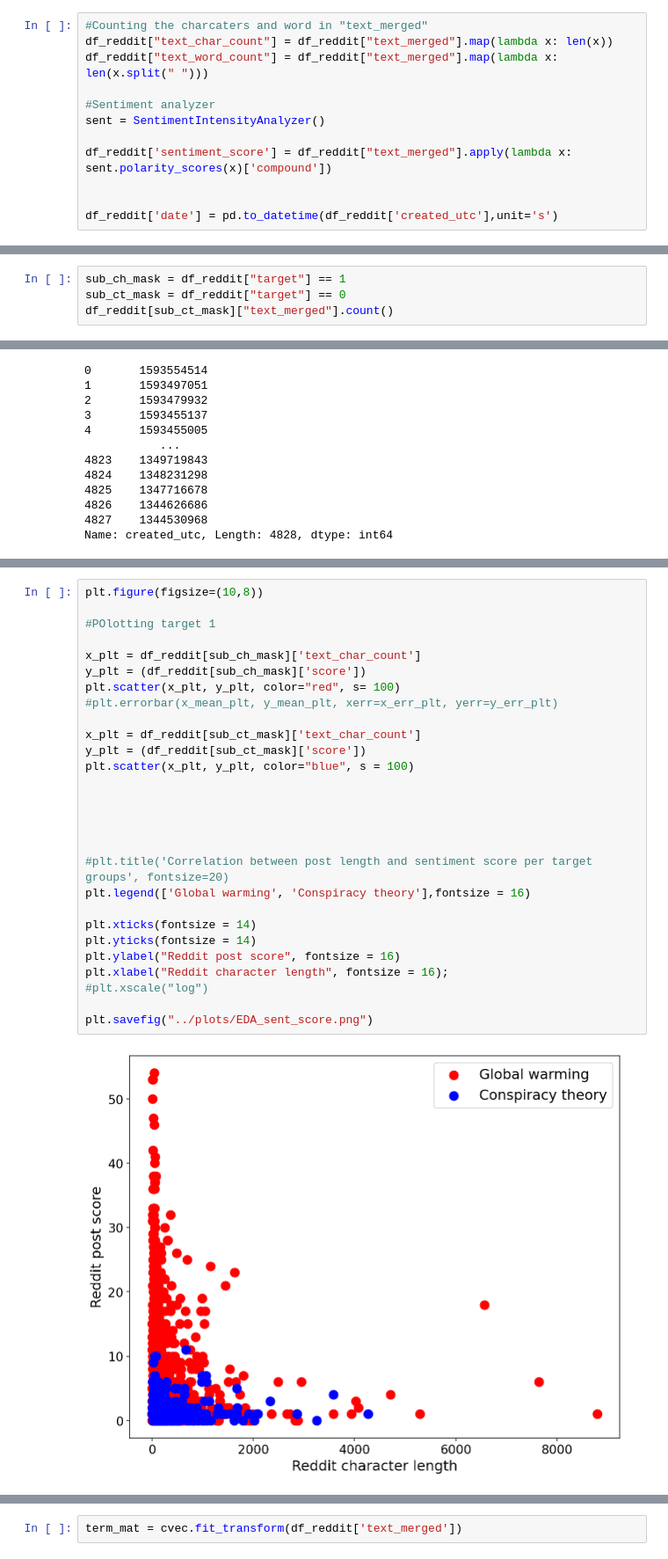
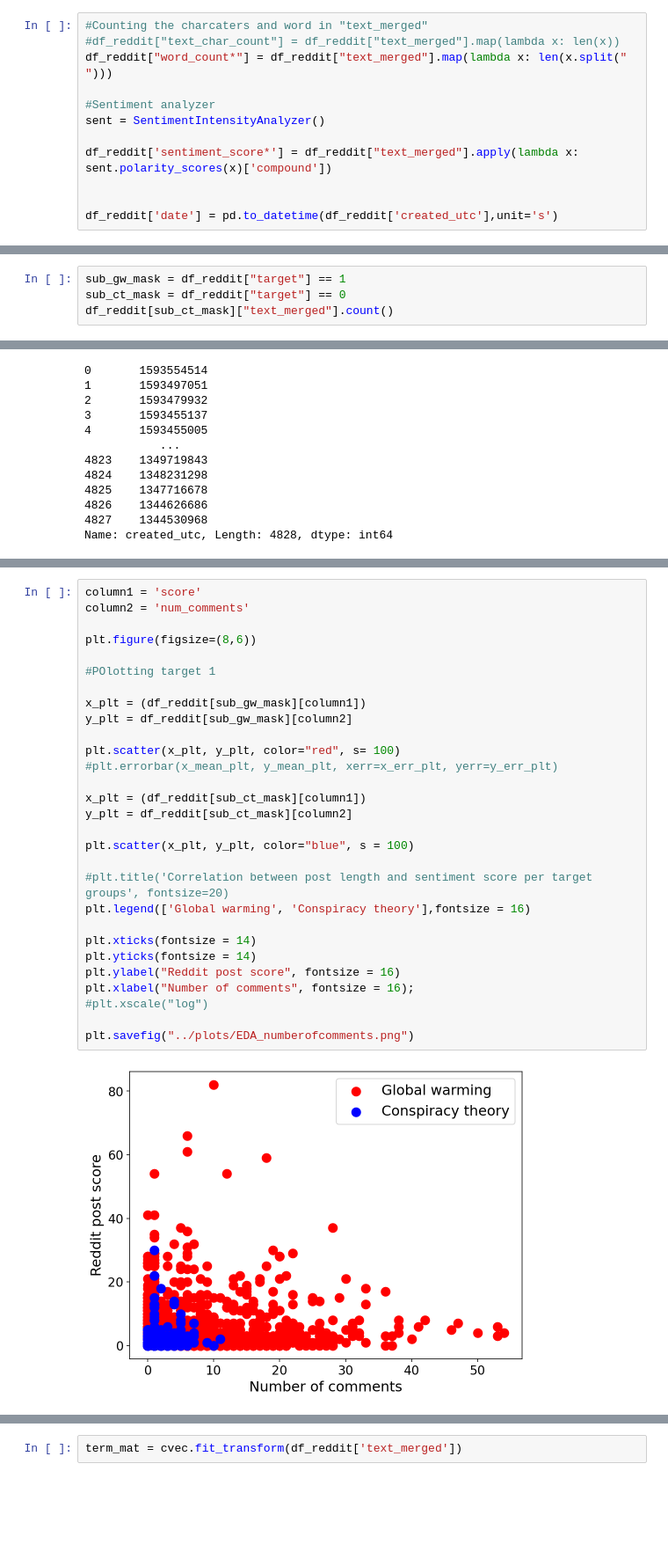
Before and after one commit to saiedmighani/Global_warming_NLP_analysis, a Jupyter notebook: Codes/P03_EDA_nlp.ipynb, the cells around one changed output, grey strips where cells are left out. Shown: that part at 88% size. Saved outputs shown, nothing was run; the diff lists cells and outputs as text; blank space fills up the shorter version.

```diff
--- a/Codes/P03_EDA_nlp.ipynb
+++ b/Codes/P03_EDA_nlp.ipynb
@@ -47,13 +49,13 @@ df_reddit.shape
 ---
 # %%
 #Counting the charcaters and word in "text_merged"
-df_reddit["text_char_count"] = df_reddit["text_merged"].map(lambda x: len(x))
-df_reddit["text_word_count"] = df_reddit["text_merged"].map(lambda x: len(x.split(" ")))
+#df_reddit["text_char_count"] = df_reddit["text_merged"].map(lambda x: len(x))
+df_reddit["word_count*"] = df_reddit["text_merged"].map(lambda x: len(x.split(" ")))
 
 #Sentiment analyzer
 sent = SentimentIntensityAnalyzer()
 
-df_reddit['sentiment_score'] = df_reddit["text_merged"].apply(lambda x: sent.polarity_scores(x)['compound'])
+df_reddit['sentiment_score*'] = df_reddit["text_merged"].apply(lambda x: sent.polarity_scores(x)['compound'])
 
 
 df_reddit['date'] = pd.to_datetime(df_reddit['created_utc'],unit='s')
@@ -91,7 +93,7 @@ df_reddit.drop(columns="domain", inplace = True)
 Looks good !
 Now, checking the counts:
 # %%
-sub_ch_mask = df_reddit["target"] == 1
+sub_gw_mask = df_reddit["target"] == 1
 sub_ct_mask = df_reddit["target"] == 0
 df_reddit[sub_ct_mask]["text_merged"].count()
 # %% [output]
@@ -234,30 +248,31 @@ plt.legend(['Global warming', 'Conspiracy theory'])
 # %%
-plt.figure(figsize=(10,8))
+column1 = 'score'
+column2 = 'num_comments'
+
+plt.figure(figsize=(8,6))
 
 #POlotting target 1
 
-x_plt = df_reddit[sub_ch_mask]['text_char_count']
-y_plt = (df_reddit[sub_ch_mask]['score'])
+x_plt = (df_reddit[sub_gw_mask][column1])
+y_plt = df_reddit[sub_gw_mask][column2]
+
 plt.scatter(x_plt, y_plt, color="red", s= 100)
 #plt.errorbar(x_mean_plt, y_mean_plt, xerr=x_err_plt, yerr=y_err_plt)
 
-x_plt = df_reddit[sub_ct_mask]['text_char_count']
-y_plt = (df_reddit[sub_ct_mask]['score'])
+x_plt = (df_reddit[sub_ct_mask][column1])
+y_plt = df_reddit[sub_ct_mask][column2]
+
 plt.scatter(x_plt, y_plt, color="blue", s = 100)
-
-
-
-
 
 #plt.title('Correlation between post length and sentiment score per target groups', fontsize=20)
 plt.legend(['Global warming', 'Conspiracy theory'],fontsize = 16)
 
 plt.xticks(fontsize = 14)
 plt.yticks(fontsize = 14)
 plt.ylabel("Reddit post score", fontsize = 16)
-plt.xlabel("Reddit character length", fontsize = 16);
+plt.xlabel("Number of comments", fontsize = 16);
 #plt.xscale("log")
 
-plt.savefig("../plots/EDA_sent_score.png")
+plt.savefig("../plots/EDA_numberofcomments.png")
 # %% [output]
-[figure, old version]
+[figure, new version]
```
Also changed, not shown: parts of 57 cells of this notebook, 19 other files.
